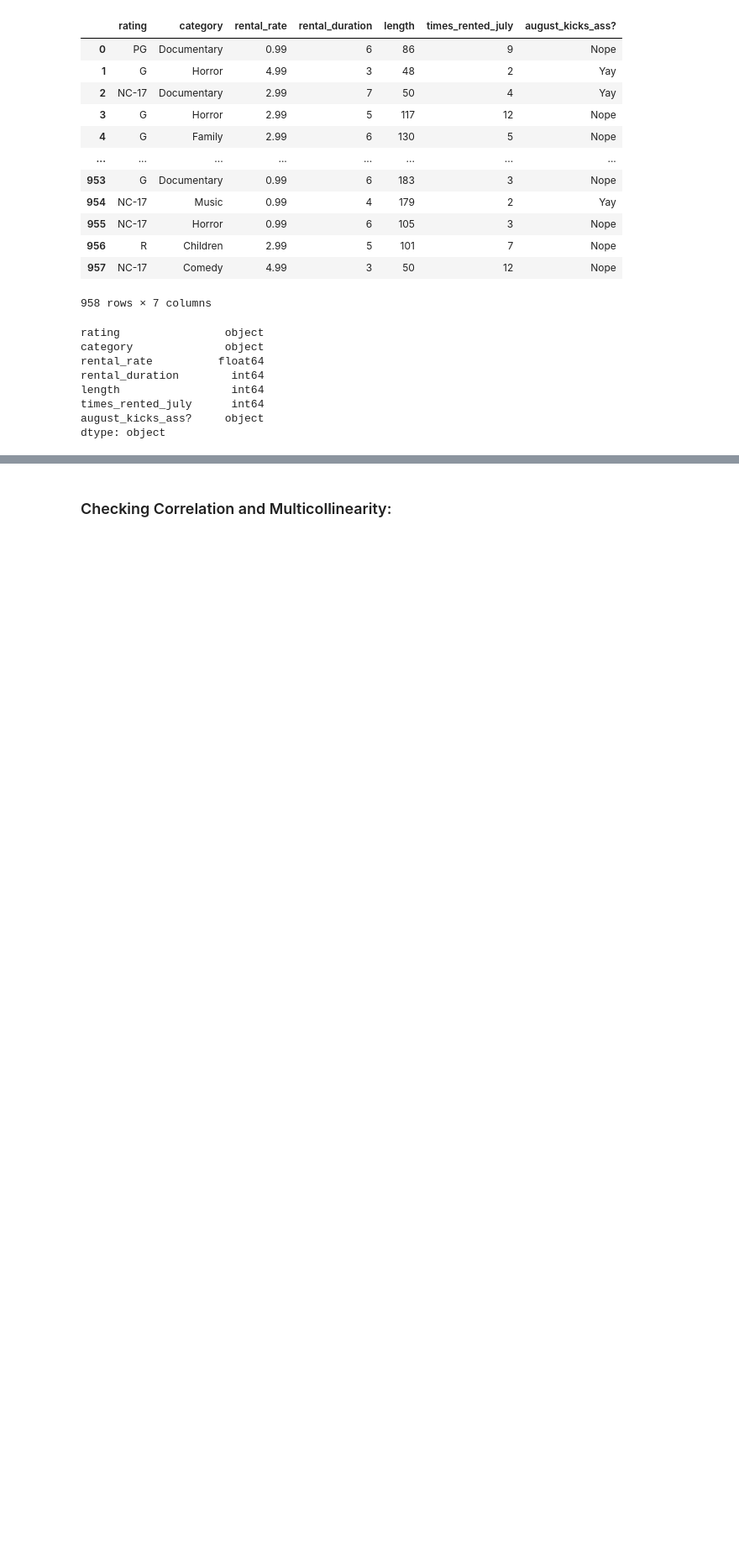
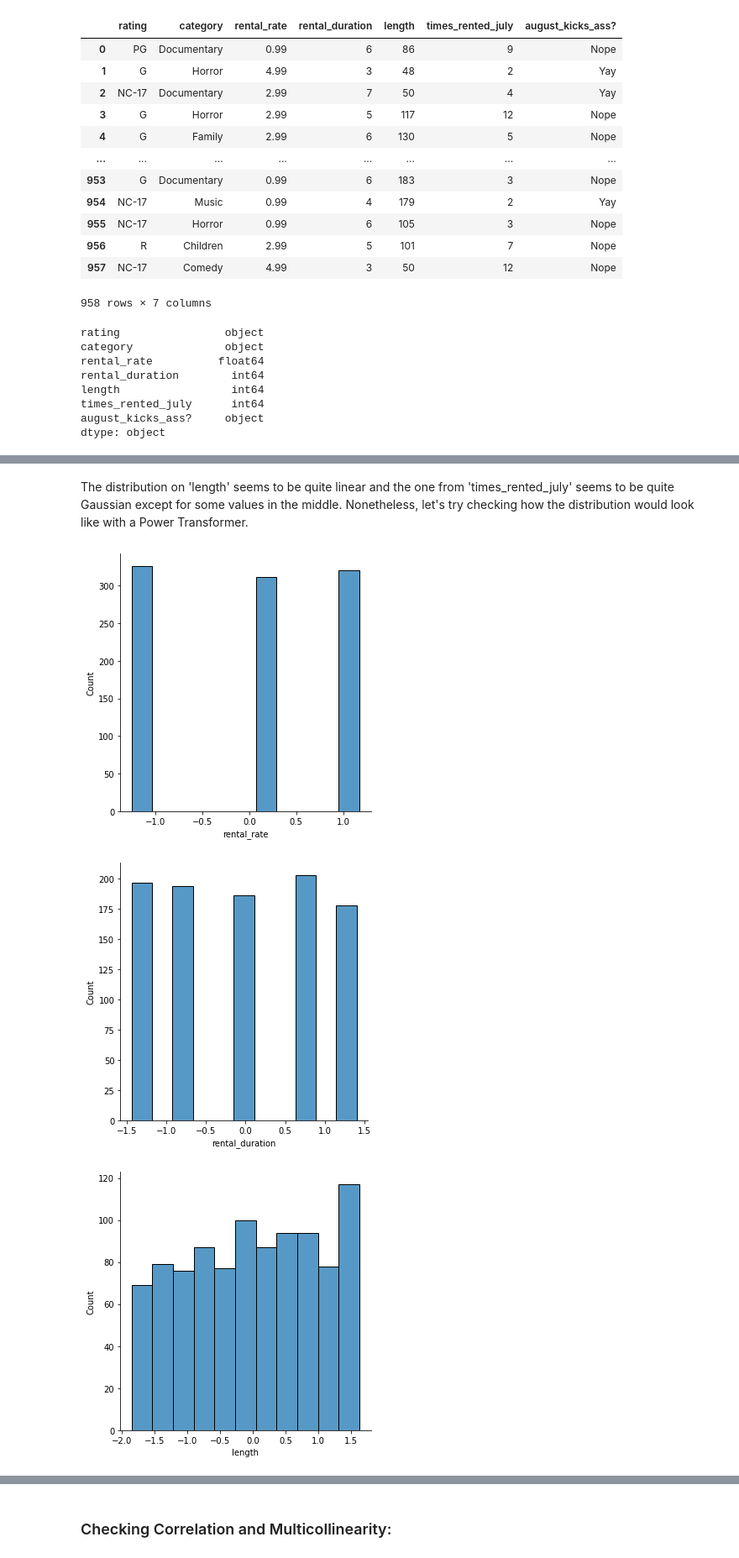
Before and after one commit to hectorfa17/lab-predictions-logistic-regression, a Jupyter notebook: LogisticRegression-HectorFontenla.ipynb, the cells around one changed output, grey strips where cells are left out. Shown at 84% size. Drawn from its saved outputs; the diff is of its cells as text; code cells hidden in the pictures; blank space fills up the shorter version.

```diff
--- a/LogisticRegression-HectorFontenla.ipynb
+++ b/LogisticRegression-HectorFontenla.ipynb
@@ -264,0 +290,22 @@ dtype: object
+# %% [markdown]
+The distribution on 'length' seems to be quite linear and the one from 'times_rented_july' seems to be quite Gaussian except for some values in the middle. Nonetheless, let's try checking how the distribution would look like with a Power Transformer.
+# %%
+def powertrans_plot_multi(df):
+
+    from sklearn.preprocessing import PowerTransformer
+
+    df2 = df.copy()
+    df2 = df2.select_dtypes(include = np.number)
+    transformer = PowerTransformer()
+    transformer.fit(df2)
+    ptrans_df = pd.DataFrame(transformer.transform(df2), columns = df2.columns)
+
+    for column in ptrans_df.columns:
+        sns.displot(ptrans_df[column]);
+        plt.show()
+# %%
+powertrans_plot_multi(movies_comp)
+# %% [output]
+[figure, added]
+[figure, added]
+[figure, added]
```
Also changed, not shown: parts of 95 cells of this notebook.
